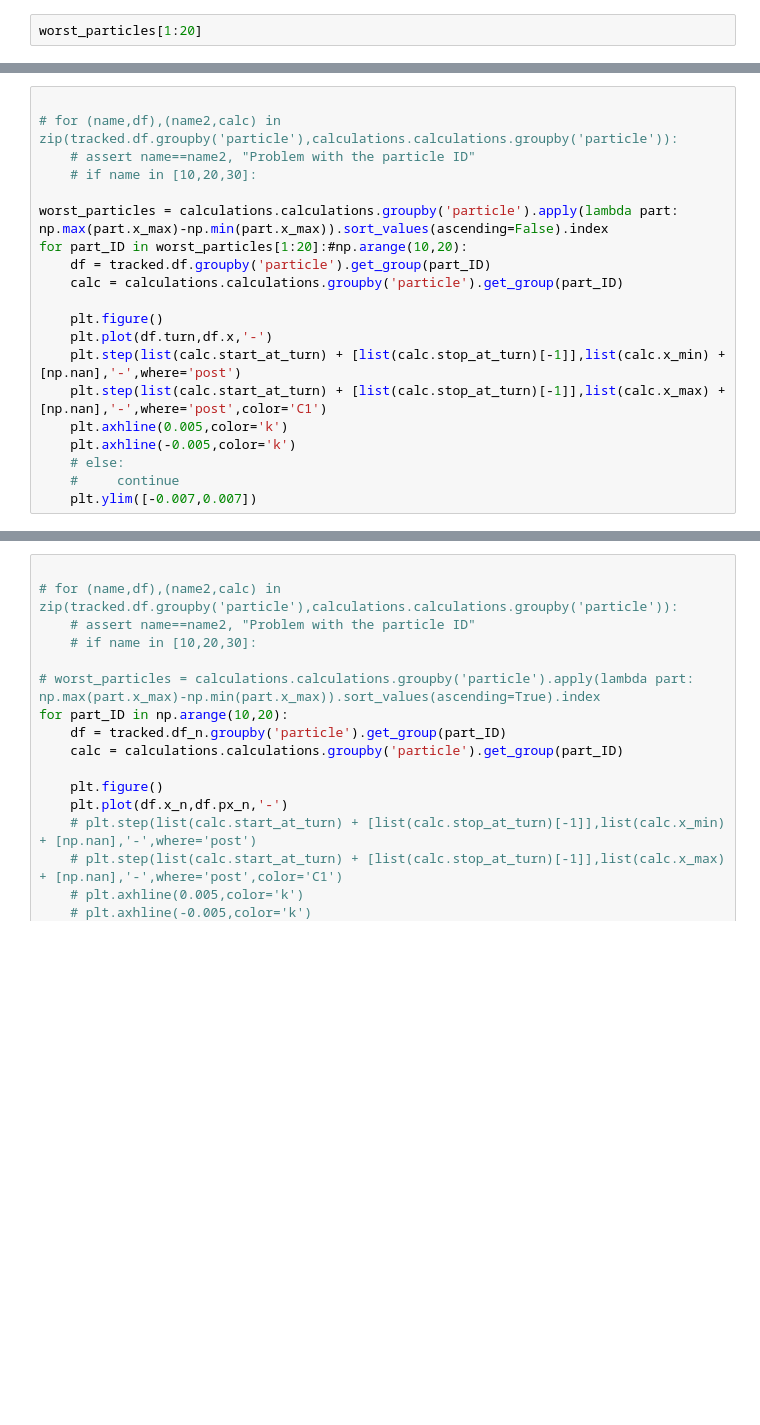
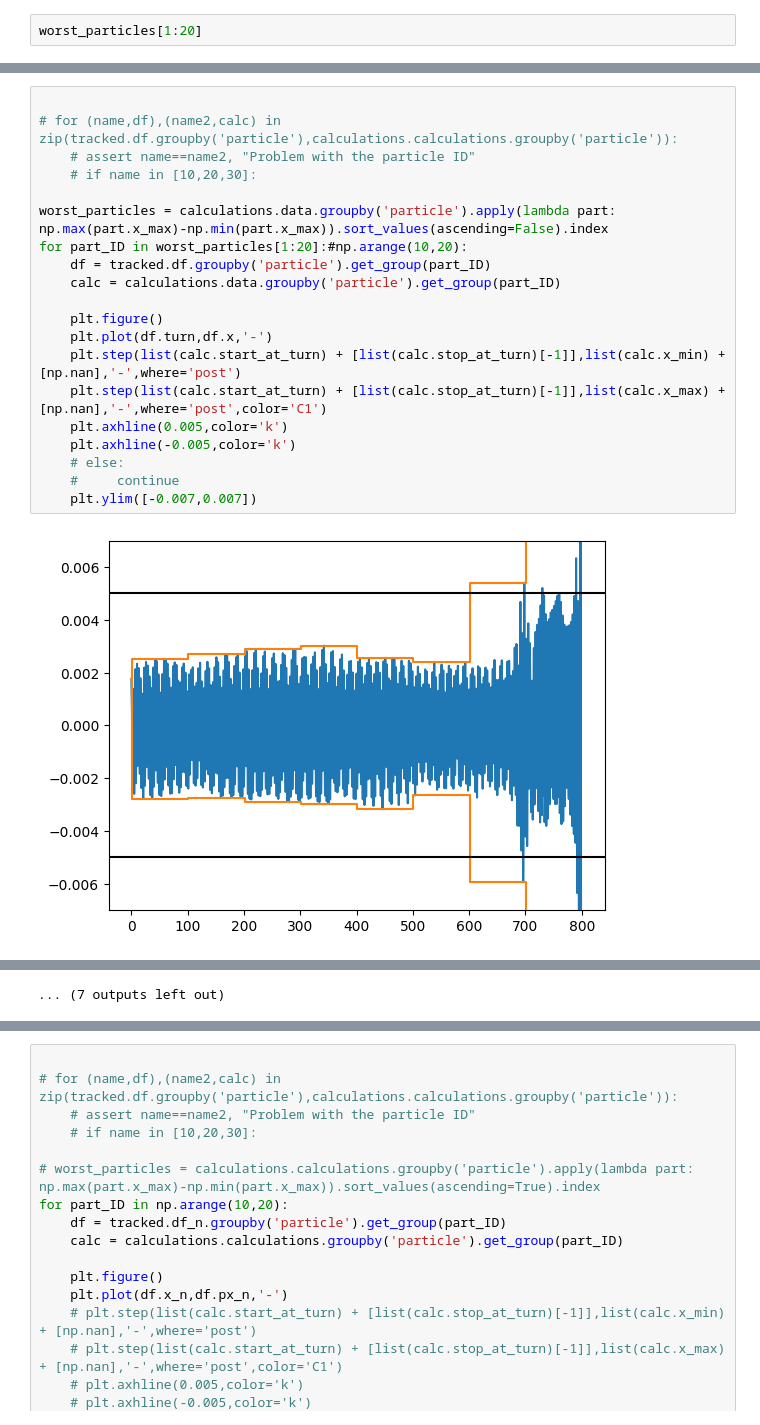
Before and after one commit to pbelange/BBStudies, a Jupyter notebook: Machines/XMask/Jobs/003_particle_dist_and_track/analysis_test.ipynb, the cells around one changed output, grey strips where cells are left out. Saved outputs shown, nothing was run; the diff lists cells and outputs as text; blank space fills up the shorter version.

```diff
--- a/Machines/XMask/Jobs/003_particle_dist_and_track/analysis_test.ipynb
+++ b/Machines/XMask/Jobs/003_particle_dist_and_track/analysis_test.ipynb
@@ -232,20 +486,22 @@ for part_ID in np.arange(10,20):
 # %%
 
 # for (name,df),(name2,calc) in zip(tracked.df.groupby('particle'),calculations.calculations.groupby('particle')):
     # assert name==name2, "Problem with the particle ID"
     # if name in [10,20,30]:
 
-worst_particles = calculations.calculations.groupby('particle').apply(lambda part: np.max(part.x_max)-np.min(part.x_max)).sort_values(ascending=False).index
+worst_particles = calculations.data.groupby('particle').apply(lambda part: np.max(part.x_max)-np.min(part.x_max)).sort_values(ascending=False).index
 for part_ID in worst_particles[1:20]:#np.arange(10,20):
     df = tracked.df.groupby('particle').get_group(part_ID)
-    calc = calculations.calculations.groupby('particle').get_group(part_ID)
+    calc = calculations.data.groupby('particle').get_group(part_ID)
 
     plt.figure()
     plt.plot(df.turn,df.x,'-')
     plt.step(list(calc.start_at_turn) + [list(calc.stop_at_turn)[-1]],list(calc.x_min) + [np.nan],'-',where='post')
     plt.step(list(calc.start_at_turn) + [list(calc.stop_at_turn)[-1]],list(calc.x_max) + [np.nan],'-',where='post',color='C1')
     plt.axhline(0.005,color='k')
     plt.axhline(-0.005,color='k')
     # else:
     #     continue
     plt.ylim([-0.007,0.007])
+# %% [output]
+[figure, added]
@@ -252,3 +519,4 @@ for part_ID in worst_particles[1:20]:#np.arange(10,20):
+... (7 outputs left out)
 # %%
 
 # for (name,df),(name2,calc) in zip(tracked.df.groupby('particle'),calculations.calculations.groupby('particle')):
```
Also changed, not shown: parts of 28 cells of this notebook, 3 other files.
